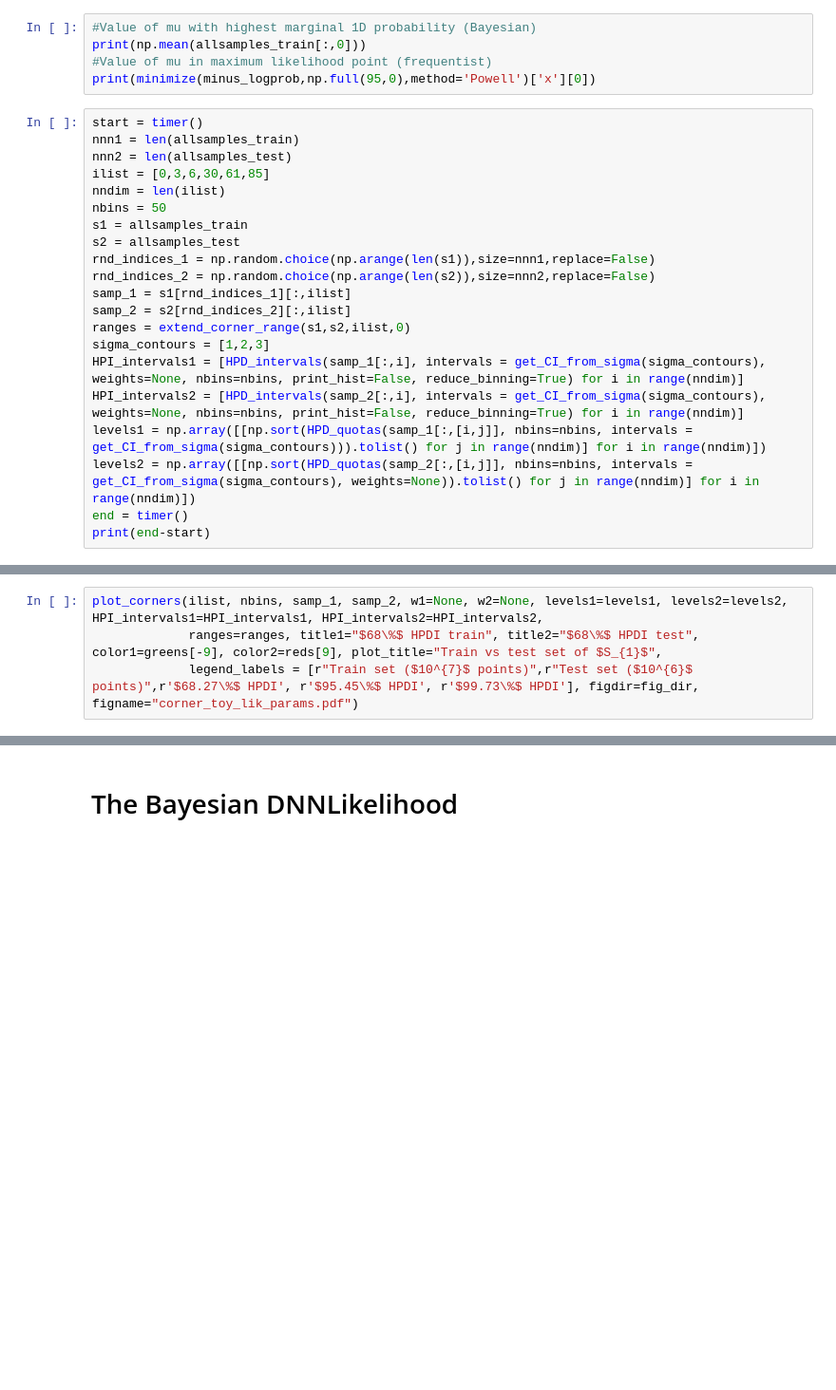
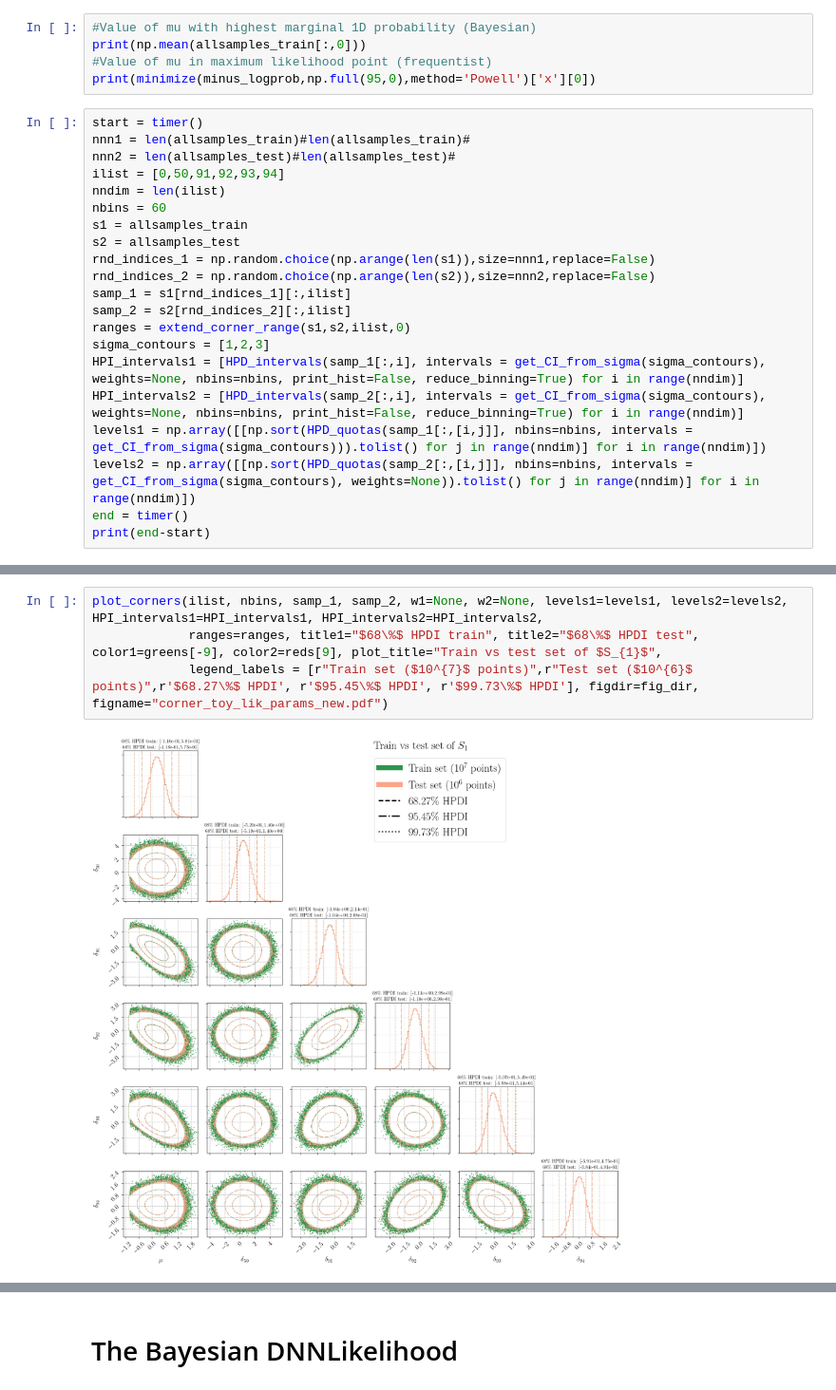
Before and after one commit to DNNLikelihood/DNNLikelihood, a Jupyter notebook: DNNLikelihood.ipynb, the cells around one changed output, grey strips where cells are left out. Shown at 95% size. Drawn from its saved outputs; the diff is of its cells as text; blank space fills up the shorter version.

```diff
--- a/DNNLikelihood.ipynb
+++ b/DNNLikelihood.ipynb
@@ -472,11 +482,11 @@ print(np.mean(allsamples_train[:,0]))
 print(minimize(minus_logprob,np.full(95,0),method='Powell')['x'][0])
 # %%
 start = timer()
-nnn1 = len(allsamples_train)
-nnn2 = len(allsamples_test)
-ilist = [0,3,6,30,61,85]
+nnn1 = len(allsamples_train)#len(allsamples_train)#
+nnn2 = len(allsamples_test)#len(allsamples_test)#
+ilist = [0,50,91,92,93,94]
 nndim = len(ilist)
-nbins = 50
+nbins = 60
 s1 = allsamples_train
 s2 = allsamples_test
 rnd_indices_1 = np.random.choice(np.arange(len(s1)),size=nnn1,replace=False)
@@ -494,4 +506,6 @@ print(end-start)
 # %%
 plot_corners(ilist, nbins, samp_1, samp_2, w1=None, w2=None, levels1=levels1, levels2=levels2, HPI_intervals1=HPI_intervals1, HPI_intervals2=HPI_intervals2,
              ranges=ranges, title1="$68\%$ HPDI train", title2="$68\%$ HPDI test", color1=greens[-9], color2=reds[9], plot_title="Train vs test set of $S_{1}$",
-             legend_labels = [r"Train set ($10^{7}$ points)",r"Test set ($10^{6}$ points)",r'$68.27\%$ HPDI', r'$95.45\%$ HPDI', r'$99.73\%$ HPDI'], figdir=fig_dir, figname="corner_toy_lik_params.pdf")
+             legend_labels = [r"Train set ($10^{7}$ points)",r"Test set ($10^{6}$ points)",r'$68.27\%$ HPDI', r'$95.45\%$ HPDI', r'$99.73\%$ HPDI'], figdir=fig_dir, figname="corner_toy_lik_params_new.pdf")
+# %% [output]
+[figure, added]
```
Also changed, not shown: parts of 44 cells of this notebook, 22 other files.
